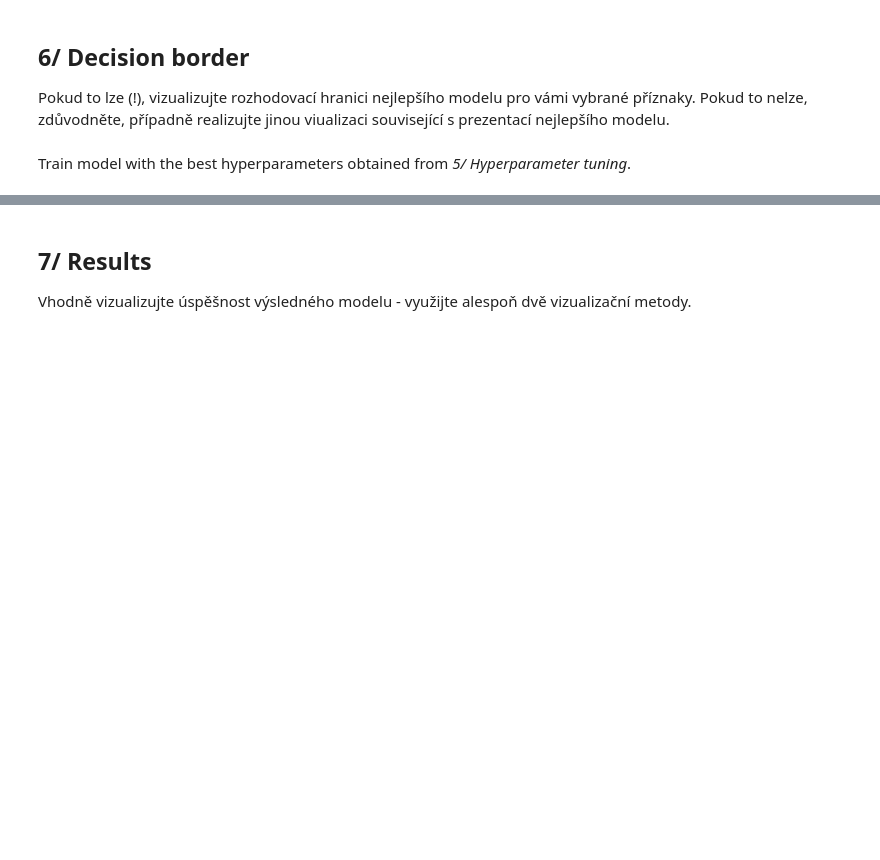
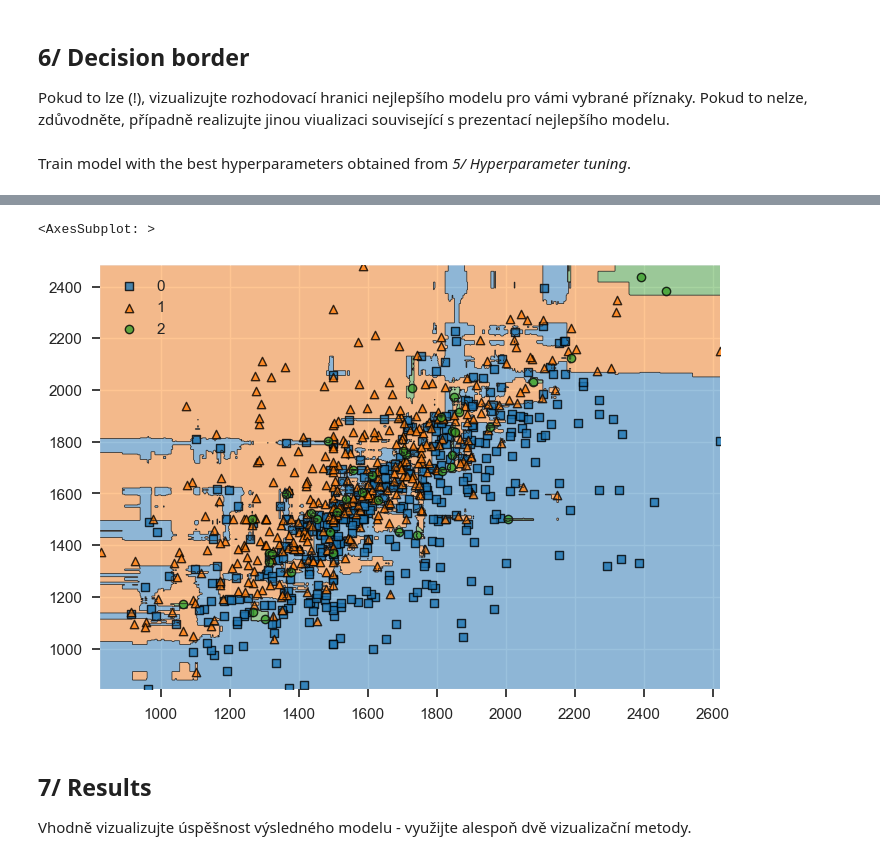
Before and after one commit to jaklvinc/data_visualization, a Jupyter notebook: 03/model.ipynb, the cells around one changed output, grey strips where cells are left out. Drawn from its saved outputs; the diff is of its cells as text; code cells hidden in the pictures; blank space fills up the shorter version.

```diff
--- a/03/model.ipynb
+++ b/03/model.ipynb
@@ -408,3 +431,20 @@ plot_decision_regions(X, y_train, clf=RandomForestClassifier().fit(X, y_train),
+# %%
+X_train, X_valid, y_train, y_valid = get_dataset()
+X_train = pipeline.fit_transform(X_train)
+X_valid = pipeline.transform(X_valid)
+X_train = pd.DataFrame(X_train)
+X_train = pd.concat([X_train.iloc[:, 4334:4336], X_train.drop([4334, 4335], axis=1)], axis=1)
+X_train = X_train.to_numpy()
+# X_train =
+X_train = pd.DataFrame(X_train).iloc[0:800, 0:2].to_numpy()
+y_train = pd.factorize(y_train)[0]
+
+y_train = y_train[0:800]
+# %%
+plot_decision_regions(X_train, y_train, clf=RandomForestClassifier().fit(X_train, y_train), legend=2, feature_index=[0, 1])
+# %% [output]
+<AxesSubplot: >
+[figure, added]
 # %% [markdown]
 ## 7/ Results
 Vhodně vizualizujte úspěšnost výsledného modelu - využijte alespoň dvě vizualizační metody.
```
Also changed, not shown: parts of 9 cells of this notebook.
